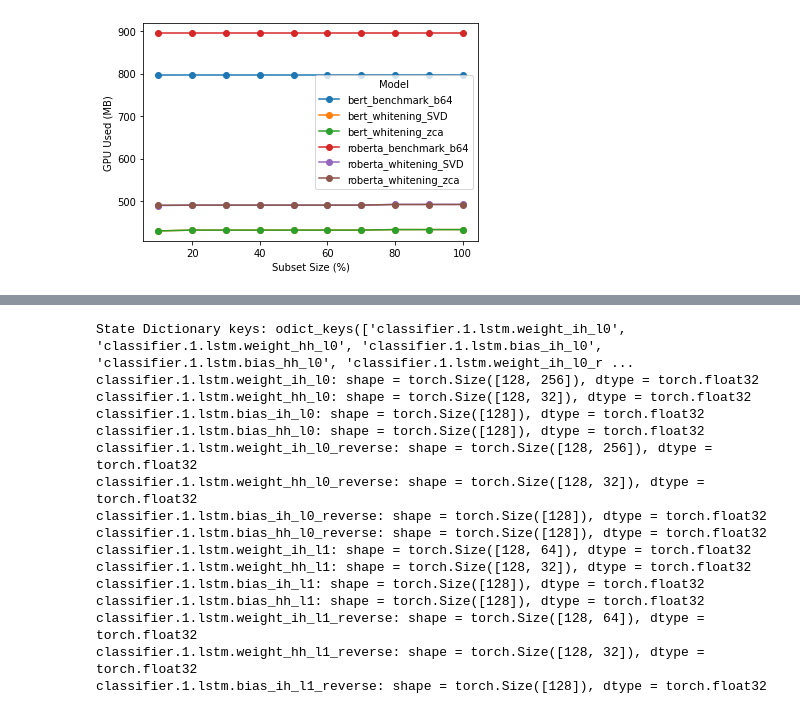
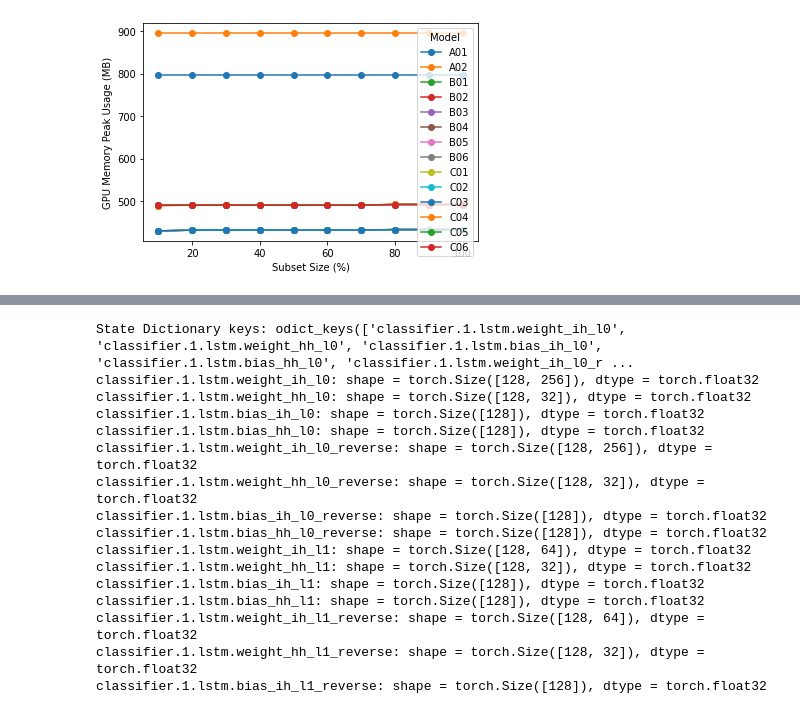
Before and after one commit to andre-arc/LC-BERT, a Jupyter notebook: efficient_visualization.ipynb, the cells around one changed output, grey strips where cells are left out. Cells and saved outputs as stored; diff of their text form; code cells hidden in the pictures.

```diff
--- a/efficient_visualization.ipynb
+++ b/efficient_visualization.ipynb
@@ -101,5 +61,6 @@ df_total
-# %%
-visualize_gpu_memory(df_total)
-# %% [output]
-[figure, removed]
+# %%
+efficient_total = pd.read_csv('efficient_total.csv')
+visualize_gpu_memory(efficient_total)
+# %% [output]
+[figure, added]
 # %%
```
Also changed, not shown: parts of 8 cells of this notebook, 7 other files.
